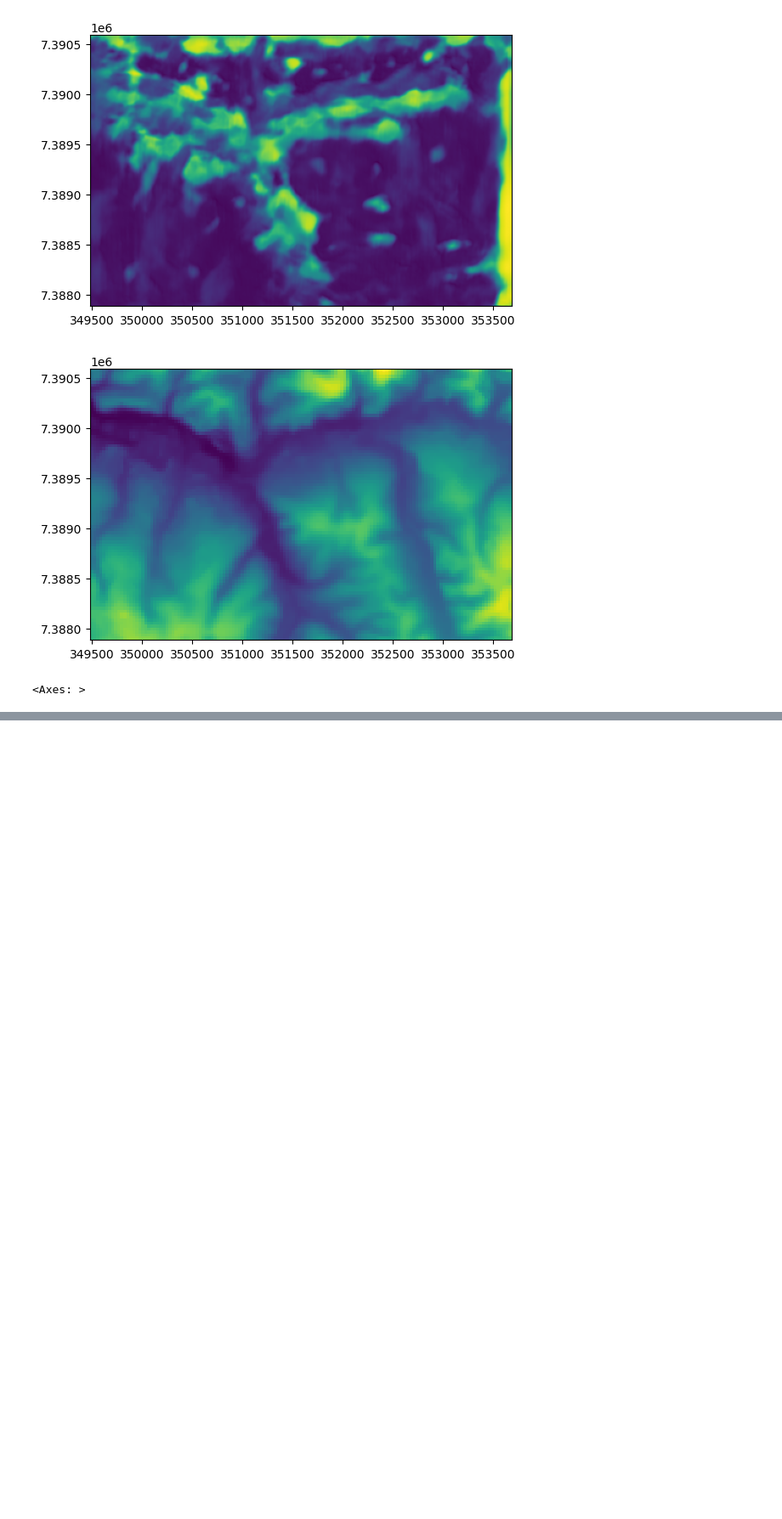
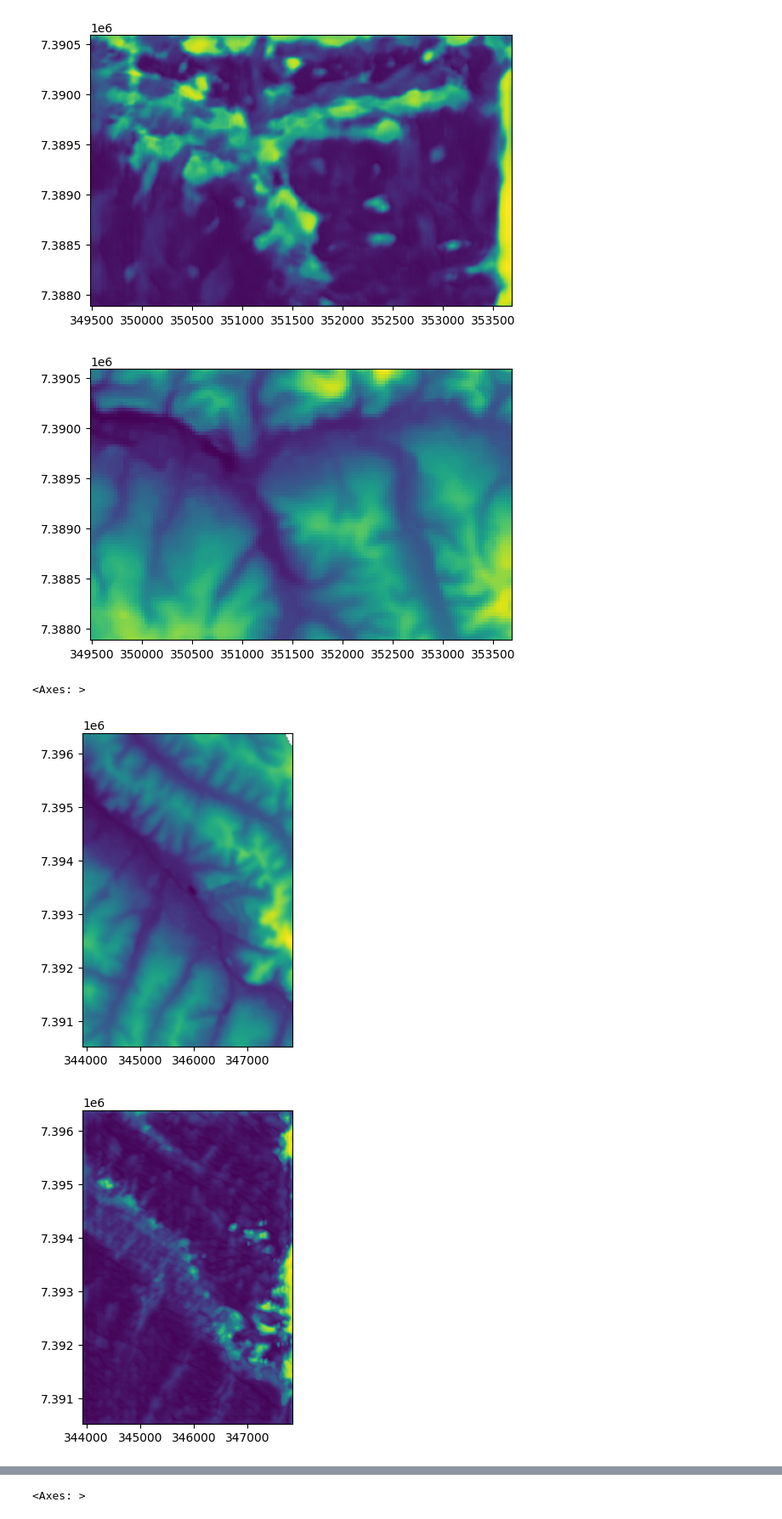
Before and after one commit to anaparraf/capstone_ipt, a Jupyter notebook: resample.ipynb, the cells around one changed output, grey strips where cells are left out. Shown at 85% size. Drawn from its saved outputs; the diff is of its cells as text; code cells hidden in the pictures; blank space fills up the shorter version.

Commit message:
anadem recorte 150 epocas 32 filtros - entrada geosampa 10m e 30m

```diff
--- a/resample.ipynb
+++ b/resample.ipynb
@@ -180,3 +180,23 @@ show(reprojected)
 [figure]
 [figure]
 <Axes: >
+# %%
+import os
+import rasterio
+from rasterio.plot import show
+fp = "dados/rec_anadem.tif"
+reprojected = rasterio.open(fp)
+show(reprojected)
+data_dir = "output"
+fp = os.path.join(data_dir, "anadem_32f_150ep_10m.tif")
+reprojected = rasterio.open(fp)
+show(reprojected)
+fp = os.path.join(data_dir, "anadem_teste_32f_150ep_10m.tif")
+reprojected = rasterio.open(fp)
+show(reprojected)
+fp = "dados/rec_anadem_teste.tif"
+reprojected = rasterio.open(fp)
+show(reprojected)
+# %% [output]
+[figure, added]
+[figure, added]
@@ -182,0 +205 @@ show(reprojected)
+<Axes: >
```
Also changed, not shown: parts of 1 cell of this notebook, 4 other files.
